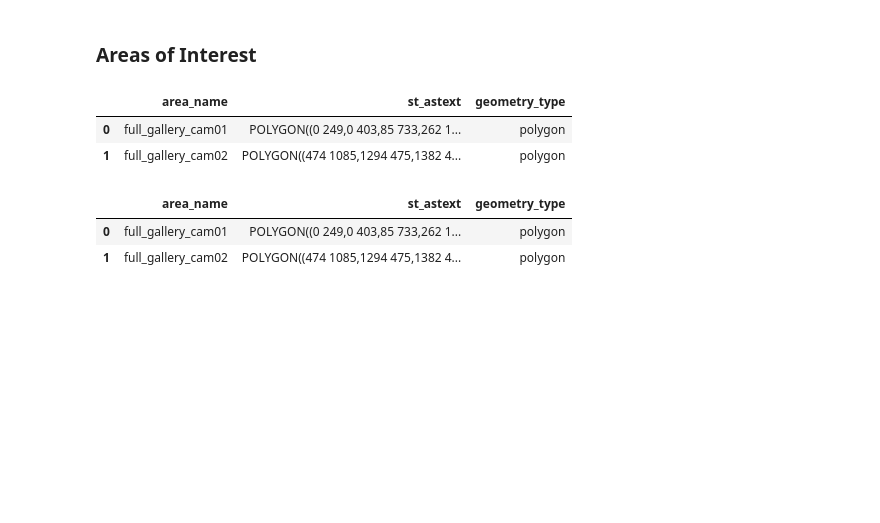
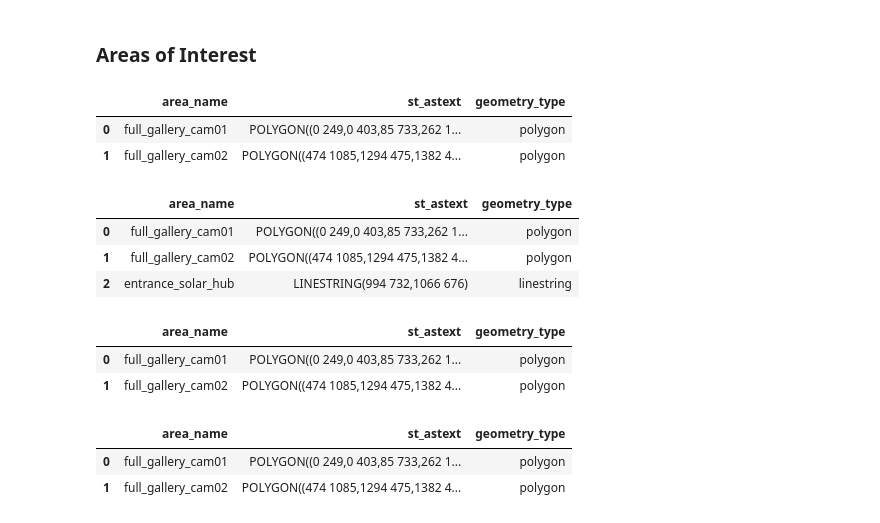
Before and after one commit to CentroFuturoCiudades/pinos-analytics-cv, a Jupyter notebook: src/test_broker.ipynb, the cells around one changed output. Drawn from its saved outputs; the diff is of its cells as text; code cells hidden in the pictures; blank space fills up the shorter version.

```diff
--- a/src/test_broker.ipynb
+++ b/src/test_broker.ipynb
@@ -255,5 +239,5 @@ table2.head()
 #WILL DELETE ALL ENTRIES IN TABLE
 
 with engine.begin() as conn:
-    conn.execute(sa.text("DELETE FROM detectionsobserved"))
+    #conn.execute(sa.text("DELETE FROM detectionsdurations"))
 # %%
@@ -511,6 +576,61 @@ tablep.head()
 |  | area_name | st_astext | geometry_type |
 | 0 | full_gallery_cam01 | POLYGON((0 249,0 403,85 733,262 1... | polygon |
 | 1 | full_gallery_cam02 | POLYGON((474 1085,1294 475,1382 4... | polygon |
+# %%
+#CREATE TABLE AND ADD POLYGONS
+
+with engine.begin() as conn:
+    # Ensure PostGIS extension is enabled before creating geometry columns
+    conn.execute(sa.text("CREATE EXTENSION IF NOT EXISTS postgis"))
+    conn.execute(sa.text("""
+        CREATE TABLE IF NOT EXISTS areasofinterest (
+            area_name TEXT,
+            field_geometry GEOMETRY,
+            geometry_type TEXT
+        )
+    """))
+    conn.execute(sa.text("ALTER TABLE areasofinterest ADD UNIQUE (area_name)"))
+    conn.execute(sa.text("""
+        INSERT INTO areasofinterest (
+            area_name,
+            field_geometry,
+            geometry_type
+        )
+        VALUES (
+            :area_name,
+            ST_GeomFromText(:polygon_wkt, 0),
+            :geometry_type
+        )
+    """), {
+        "area_name": "entrance_solar_hub",
+        "polygon_wkt": "LINESTRING(994 732,1066 676)",
+        "geometry_type": "linestring"
+    })
+    #conn.execute(sa.text("DELETE FROM areasofinterest"))
+
+# Optionally, check the new table
+
+tablep = pd.read_sql("SELECT area_name, ST_AsText(field_geometry), geometry_type FROM areasofinterest", engine)
+tablep.head()
+# %% [output]
+|  | area_name | st_astext | geometry_type |
+| 0 | full_gallery_cam01 | POLYGON((0 249,0 403,85 733,262 1... | polygon |
+| 1 | full_gallery_cam02 | POLYGON((474 1085,1294 475,1382 4... | polygon |
+| 2 | entrance_solar_hub | LINESTRING(994 732,1066 676) | linestring |
+# %%
+#CREATE TABLE AND ADD POLYGONS
+
+with engine.begin() as conn:
+    #conn.execute(sa.text("DELETE FROM areasofinterest WHERE area_name='entrance_solar_hub'"))
+
+# Optionally, check the new table
+
+tablep = pd.read_sql("SELECT area_name, ST_AsText(field_geometry), geometry_type FROM areasofinterest", engine)
+tablep.head()
+# %% [output]
+|  | area_name | st_astext | geometry_type |
+| 0 | full_gallery_cam01 | POLYGON((0 249,0 403,85 733,262 1... | polygon |
+| 1 | full_gallery_cam02 | POLYGON((474 1085,1294 475,1382 4... | polygon |
 # %%
 tablep = pd.read_sql("SELECT area_name, ST_AsText(field_geometry), geometry_type FROM areasofinteresttest", engine)
 tablep.head()
```
Also changed, not shown: parts of 11 cells of this notebook, 2 other files.
